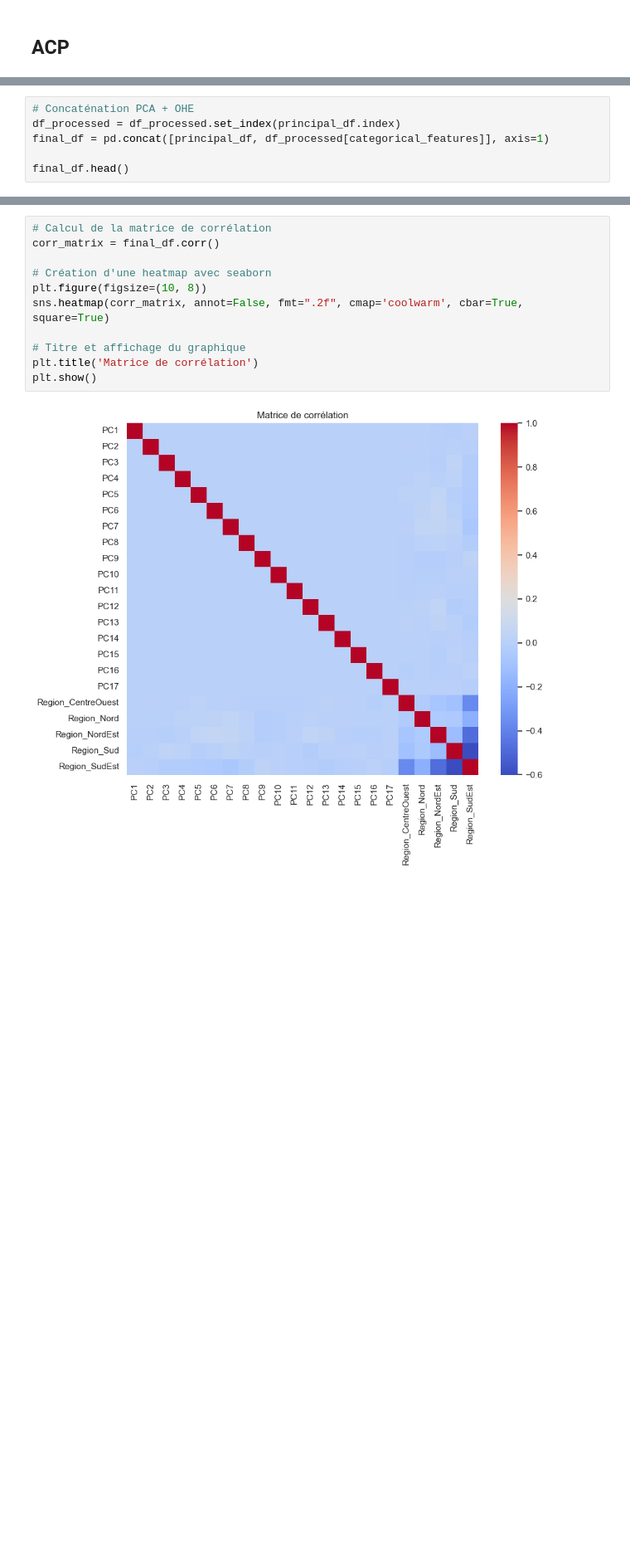
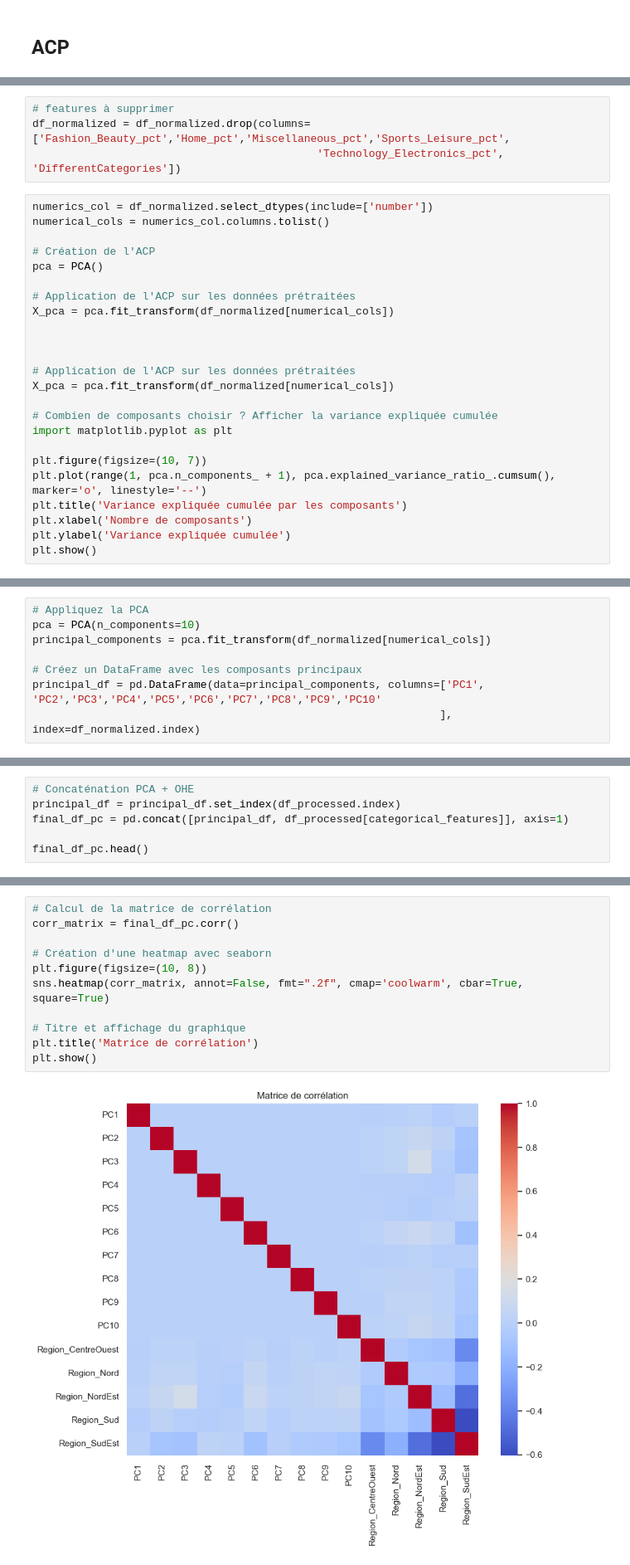
Before and after one commit to Stely-data/OC-Projet-5, a Jupyter notebook: Deveau_Estelle_2_notebook_exploratoire_032024.ipynb, the cells around one changed output, grey strips where cells are left out. Shown at 83% size. Saved outputs shown, nothing was run; the diff lists cells and outputs as text; blank space fills up the shorter version.

```diff
--- a/Deveau_Estelle_2_notebook_exploratoire_032024.ipynb
+++ b/Deveau_Estelle_2_notebook_exploratoire_032024.ipynb
@@ -1256,0 +1285,28 @@ PC17        0.056646  0.036194       -0.036991
+# %%
+# features à supprimer
+df_normalized = df_normalized.drop(columns=['Fashion_Beauty_pct','Home_pct','Miscellaneous_pct','Sports_Leisure_pct',
+                                            'Technology_Electronics_pct', 'DifferentCategories'])
+# %%
+numerics_col = df_normalized.select_dtypes(include=['number'])
+numerical_cols = numerics_col.columns.tolist()
+
+# Création de l'ACP
+pca = PCA()
+
+# Application de l'ACP sur les données prétraitées
+X_pca = pca.fit_transform(df_normalized[numerical_cols])
+
+
+
+# Application de l'ACP sur les données prétraitées
+X_pca = pca.fit_transform(df_normalized[numerical_cols])
+
+# Combien de composants choisir ? Afficher la variance expliquée cumulée
+import matplotlib.pyplot as plt
+
+plt.figure(figsize=(10, 7))
+plt.plot(range(1, pca.n_components_ + 1), pca.explained_variance_ratio_.cumsum(), marker='o', linestyle='--')
+plt.title('Variance expliquée cumulée par les composants')
+plt.xlabel('Nombre de composants')
+plt.ylabel('Variance expliquée cumulée')
+plt.show()
@@ -1256,0 +1315,8 @@ PC17        0.056646  0.036194       -0.036991
+# %%
+# Appliquez la PCA
+pca = PCA(n_components=10)
+principal_components = pca.fit_transform(df_normalized[numerical_cols])
+
+# Créez un DataFrame avec les composants principaux
+principal_df = pd.DataFrame(data=principal_components, columns=['PC1', 'PC2','PC3','PC4','PC5','PC6','PC7','PC8','PC9','PC10'
+                                                               ], index=df_normalized.index)
@@ -1257,7 +1450,7 @@ PC17        0.056646  0.036194       -0.036991
 # %%
 # Concaténation PCA + OHE
-df_processed = df_processed.set_index(principal_df.index)
-final_df = pd.concat([principal_df, df_processed[categorical_features]], axis=1)
+principal_df = principal_df.set_index(df_processed.index)
+final_df_pc = pd.concat([principal_df, df_processed[categorical_features]], axis=1)
 
-final_df.head()
+final_df_pc.head()
 # %% [output]
@@ -1270,15 +1463,15 @@ final_df.head()
 # %%
 # Calcul de la matrice de corrélation
-corr_matrix = final_df.corr()
+corr_matrix = final_df_pc.corr()
 
 # Création d'une heatmap avec seaborn
 plt.figure(figsize=(10, 8))
 sns.heatmap(corr_matrix, annot=False, fmt=".2f", cmap='coolwarm', cbar=True, square=True)
 
 # Titre et affichage du graphique
 plt.title('Matrice de corrélation')
 plt.show()
 # %% [output]
-[figure, old version]
+[figure, new version]
 # %% [markdown]
 # Export des données
```
Also changed, not shown: parts of 87 cells of this notebook, 2 other files.
